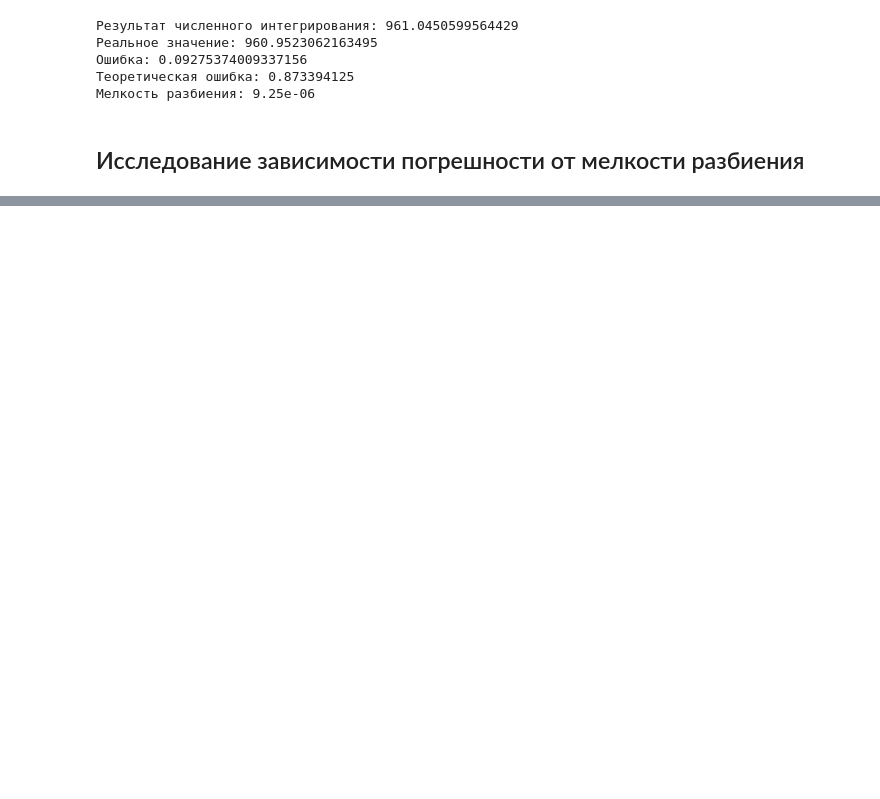
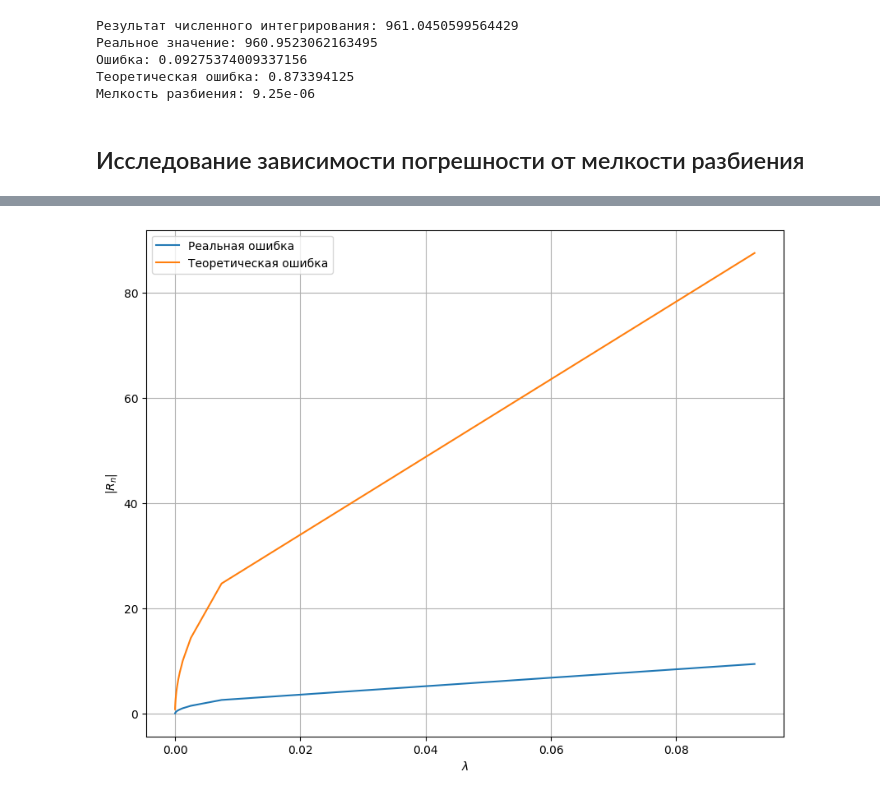
Before and after one commit to diuzhevVlad/MultipleIntegration, a Jupyter notebook: multiple_integrals.ipynb, the cells around one changed output, grey strips where cells are left out. Saved outputs shown, nothing was run; the diff lists cells and outputs as text; code cells hidden in the pictures; blank space fills up the shorter version.

```diff
--- a/multiple_integrals.ipynb
+++ b/multiple_integrals.ipynb
@@ -89,0 +127,10 @@ print(f"Результат численного интегрирования: {i
+# %%
+plt.rcParams["figure.figsize"] = (10,8)
+plt.plot(fin,err_real,label="Реальная ошибка")
+plt.plot(fin,err_th,label="Теоретическая ошибка")
+plt.xlabel(r"$\lambda$")
+plt.ylabel(r"$|R_n$|")
+plt.legend()
+plt.grid(True)
+# %% [output]
+[figure, added]
```
Also changed, not shown: parts of 4 cells of this notebook.
